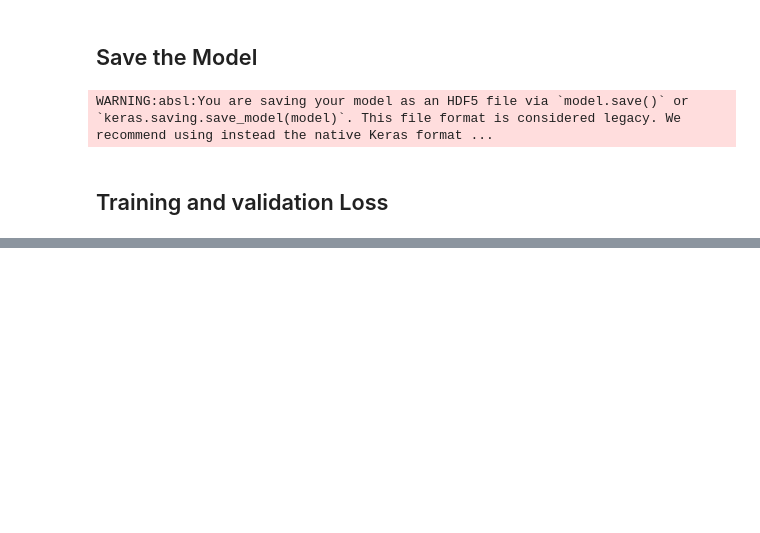
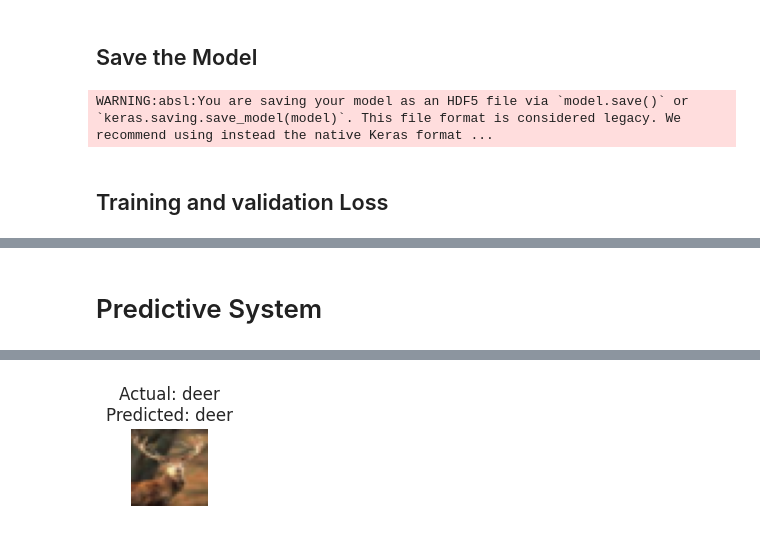
Before and after one commit to Saifullah785/deep-learning-projects, a Jupyter notebook: Project_09_Image_Classification_Using_CIFAR-10_Dataset/Project_09_Image_Classification_Using_CIFAR_10_Dataset.ipynb, the cells around one changed output, grey strips where cells are left out. Saved outputs shown, nothing was run; the diff lists cells and outputs as text; code cells hidden in the pictures; blank space fills up the shorter version.

```diff
--- a/Project_09_Image_Classification_Using_CIFAR-10_Dataset/Project_09_Image_Classification_Using_CIFAR_10_Dataset.ipynb
+++ b/Project_09_Image_Classification_Using_CIFAR-10_Dataset/Project_09_Image_Classification_Using_CIFAR_10_Dataset.ipynb
@@ -214,0 +277,36 @@ plt.show()
+# %% [markdown]
+# Predictive System
+# %%
+# Define a function to make predictions on random test images
+import numpy as np
+import matplotlib.pyplot as plt
+import random
+
+def predict():
+  # Randomly select an index from the test set
+  idx = random.randint(0, len(x_test) -1)
+
+  # Select the image and its corresponding label
+  image = x_test[idx]
+  actual_label = y_test[idx]
+
+  # Make predictions using the trained model
+  prediction = model.predict(np.expand_dims(image, axis=0))
+  predicted_label = np.argmax(prediction)
+
+  # Define class name (assuming num_classes is defined)
+  class_names = ['airplane','automobile','bird','cat','deer',
+                 'dog','frog','horse','ship','truck']
+
+  # Display the image
+  plt.figure(figsize=(1,1))
+  plt.imshow(image)
+  plt.axis('off')
+
+  # Display the actual and predicted labels
+  plt.title(f"Actual: {class_names[np.argmax(actual_label)]}\nPredicted: {class_names[predicted_label]}")
+  plt.show()
+# %%
+# Make a prediction using the defined predict function
+predict()
+# %% [output]
@@ -214,0 +314 @@ plt.show()
+[figure, added]
```
Also changed, not shown: parts of 20 cells of this notebook.
